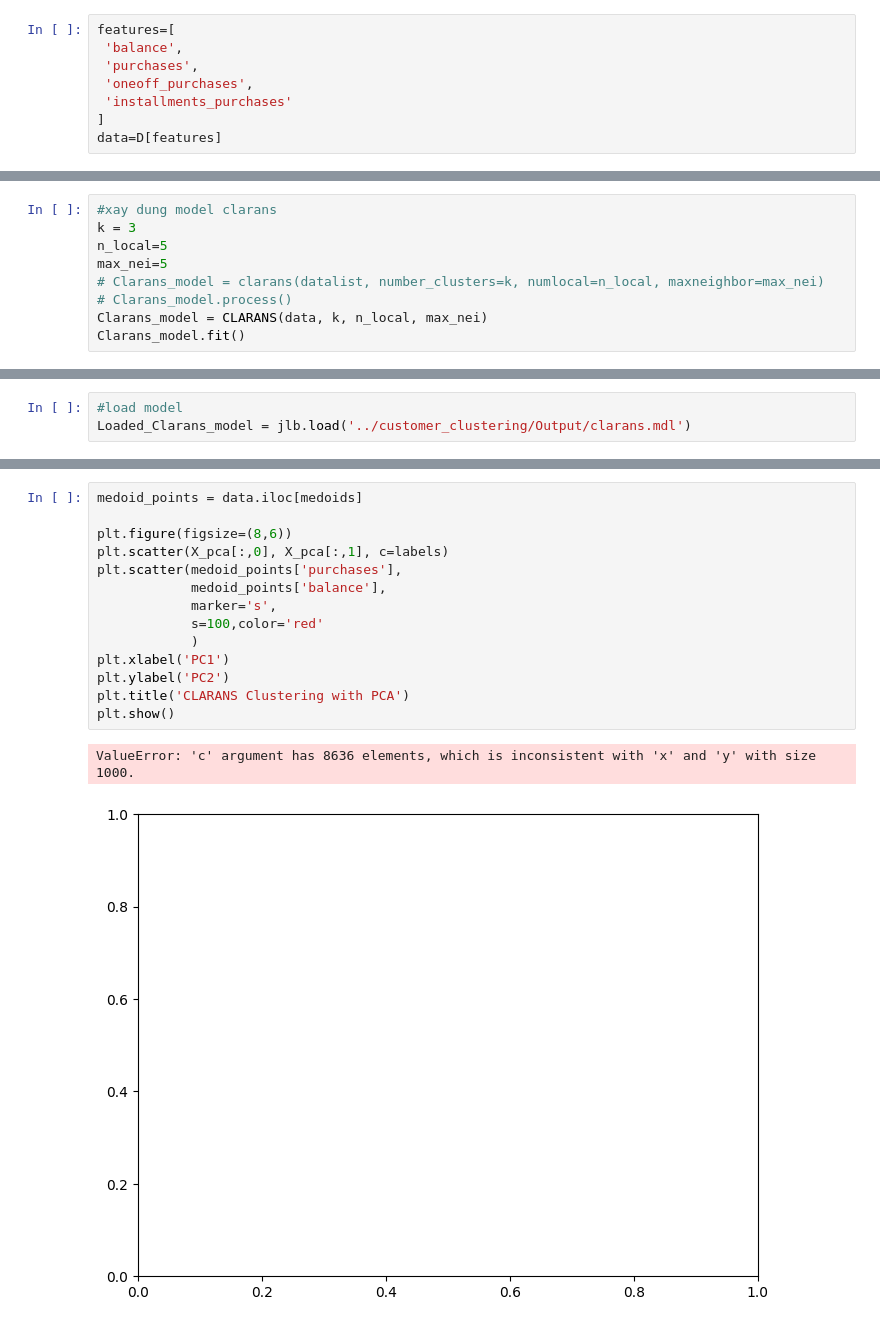
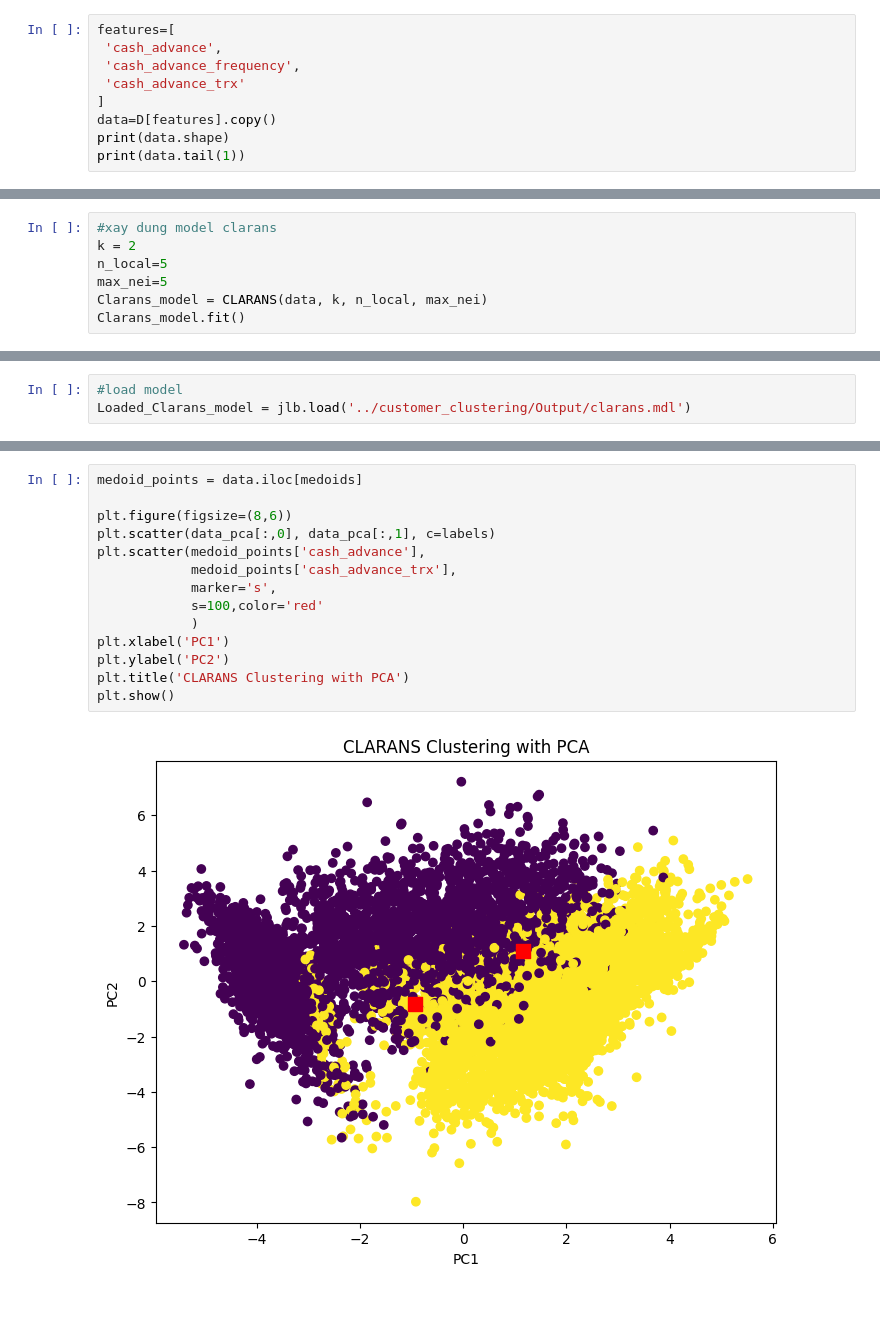
Before and after one commit to GiaHuy910/CLARANS-IN-MARKETING, a Jupyter notebook: customer_clustering/Clarans.ipynb, the cells around one changed output, grey strips where cells are left out. Saved outputs shown, nothing was run; the diff lists cells and outputs as text.

```diff
--- a/customer_clustering/Clarans.ipynb
+++ b/customer_clustering/Clarans.ipynb
@@ -11,8 +11,9 @@ from Dataprepare.data_processing import X_pca
 # %%
 features=[
- 'balance',
- 'purchases',
- 'oneoff_purchases',
- 'installments_purchases'
+ 'cash_advance',
+ 'cash_advance_frequency',
+ 'cash_advance_trx'
 ]
-data=D[features]
+data=D[features].copy()
+print(data.shape)
+print(data.tail(1))
@@ -56,10 +45,8 @@ Time for 5000 samples: 3.8972 seconds
 # %%
 #xay dung model clarans
-k = 3
+k = 2
 n_local=5
 max_nei=5
-# Clarans_model = clarans(datalist, number_clusters=k, numlocal=n_local, maxneighbor=max_nei)
-# Clarans_model.process()
 Clarans_model = CLARANS(data, k, n_local, max_nei)
 Clarans_model.fit()
 # %%
@@ -134,17 +123,16 @@ plt.show()
 # %%
 medoid_points = data.iloc[medoids]
 
 plt.figure(figsize=(8,6))
-plt.scatter(X_pca[:,0], X_pca[:,1], c=labels)
-plt.scatter(medoid_points['purchases'],
-            medoid_points['balance'],
+plt.scatter(data_pca[:,0], data_pca[:,1], c=labels)
+plt.scatter(medoid_points['cash_advance'],
+            medoid_points['cash_advance_trx'],
             marker='s',
             s=100,color='red'
             )
 plt.xlabel('PC1')
 plt.ylabel('PC2')
 plt.title('CLARANS Clustering with PCA')
 plt.show()
 # %% [output]
-ValueError: 'c' argument has 8636 elements, which is inconsistent with 'x' and 'y' with size 1000.
-[figure, old version]
+[figure, new version]
```
Also changed, not shown: parts of 10 cells of this notebook, 10 other files.
